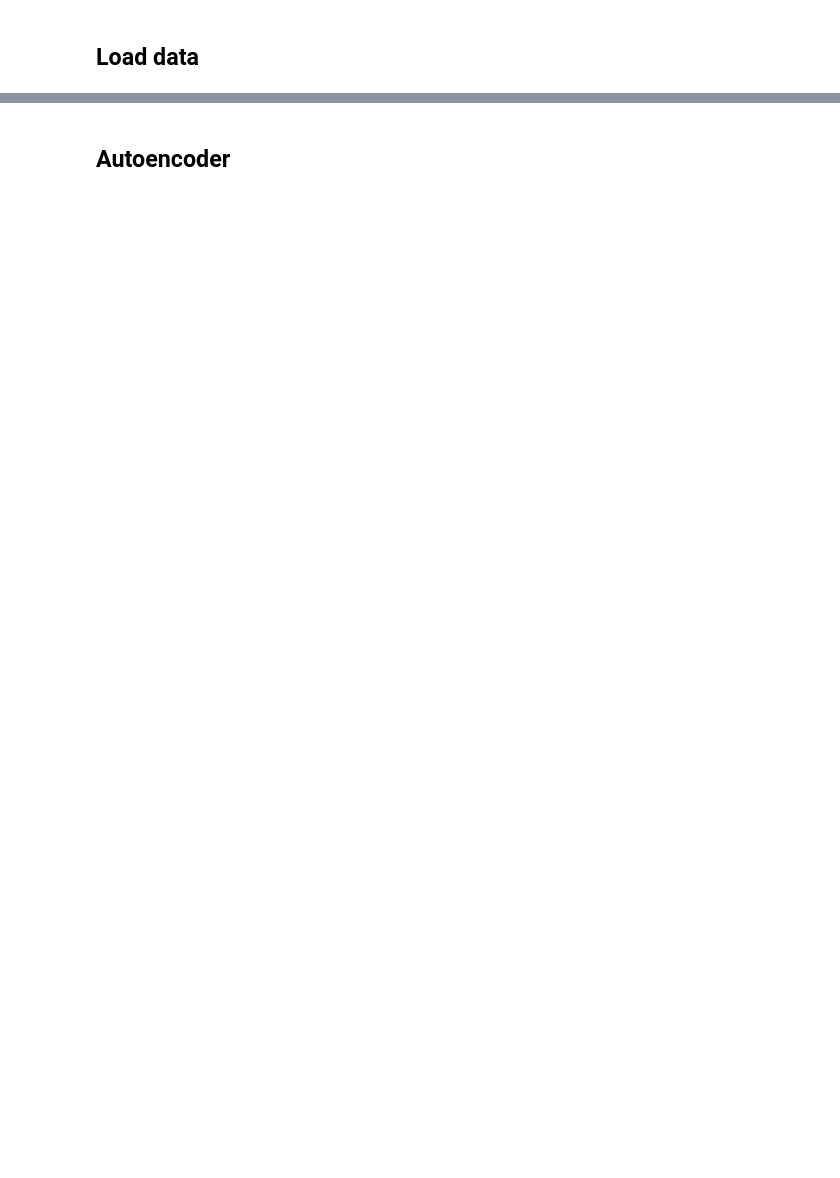
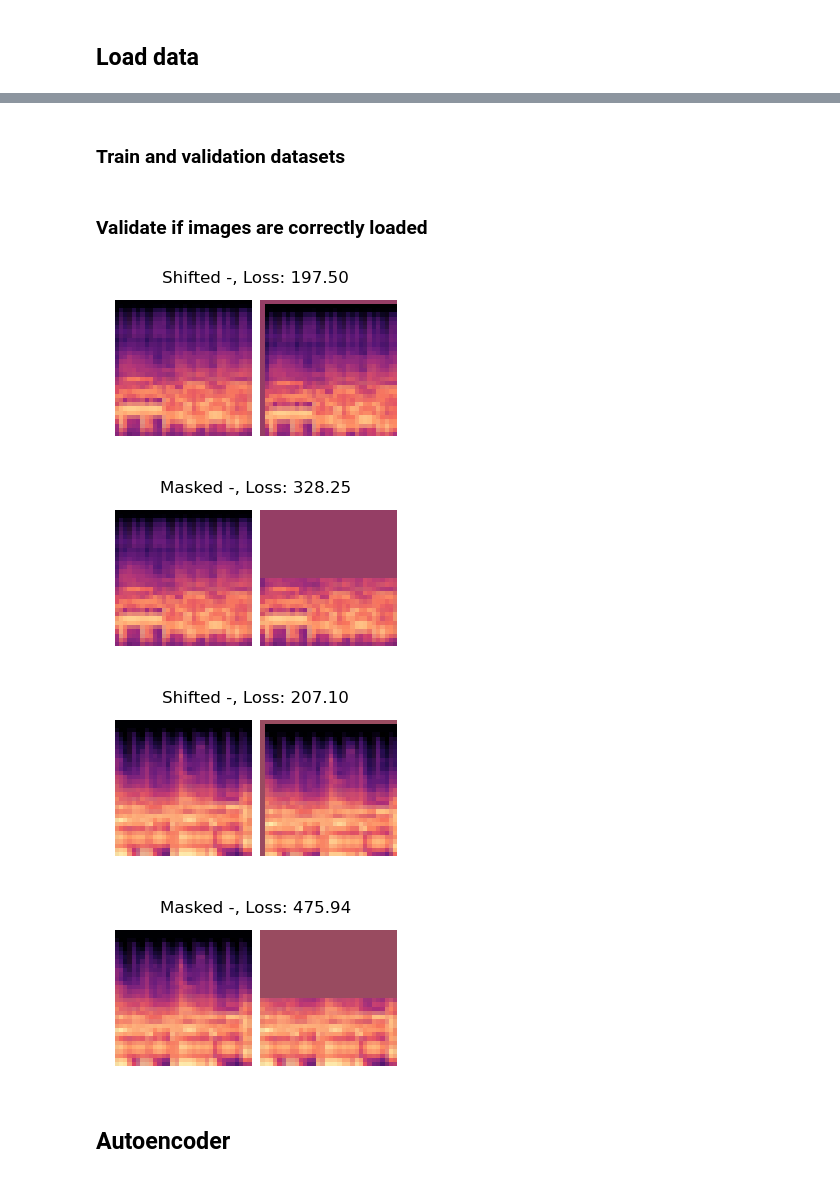
Before and after one commit to C7A7A/audio_clustering_autoencoder, a Jupyter notebook: notebooks/autoencoder.ipynb, the cells around one changed output, grey strips where cells are left out. Drawn from its saved outputs; the diff is of its cells as text; code cells hidden in the pictures; blank space fills up the shorter version.

Commit message:
load input data for autoencoder, plot images with loss, autoencoder callback

```diff
--- a/notebooks/autoencoder.ipynb
+++ b/notebooks/autoencoder.ipynb
@@ -31,3 +92,57 @@ AssertionError: Torch not compiled with CUDA enabled
+# %% [markdown]
+### Train and validation datasets
+# %%
+transform = transforms.Compose([
+    transforms.ToTensor(),
+    transforms.Normalize((0.5, ), (0.5, ))
+])
+transform2 = transforms.Compose([transforms.ToTensor()])
+
+feature_dataset = FeaturesDataset(features_paths, transform=transform)
+
+train_length = int(0.8 * len(feature_dataset))
+val_length = len(feature_dataset) - train_length
+train_set, val_set = torch.utils.data.random_split(feature_dataset, [train_length, val_length])
+
+train_loader = data.DataLoader(train_set, batch_size=64, shuffle=True, drop_last=True, pin_memory=True, num_workers=4)
+val_loader = data.DataLoader(val_set, batch_size=64, shuffle=True, drop_last=True, num_workers=4)
+# %% [markdown]
+### Validate if images are correctly loaded
+# %%
+def compare_imgs(img1, img2, title=""):
+    loss = F.mse_loss(img1, img2, reduction="sum")
+
+    grid = torchvision.utils.make_grid(torch.stack([img1, img2], dim=0), nrow=2, normalize=True, value_range=(-1, 1))
+    grid = grid.permute(1, 2, 0)
+
+    plt.figure(figsize=(4, 2))
+    plt.title(f"{title}, Loss: {loss.item():4.2f}")
+    plt.imshow(grid)
+    plt.axis('off')
+    plt.show()
+# %%
+for i in range(2):
+    # Load example image
+    img = feature_dataset[i]
+    img_mean = img.mean(dim=[1,2], keepdims=True)
+
+    # Shift image by one pixel
+    SHIFT = 1
+    img_shifted = torch.roll(img, shifts=SHIFT, dims=1)
+    img_shifted = torch.roll(img_shifted, shifts=SHIFT, dims=2)
+    img_shifted[:,:1,:] = img_mean
+    img_shifted[:,:,:1] = img_mean
+    compare_imgs(img, img_shifted, "Shifted -")
+
+    # Set half of the image to zero
+    img_masked = img.clone()
+    img_masked[:,:img_masked.shape[1]//2,:] = img_mean
+    compare_imgs(img, img_masked, "Masked -")
+# %% [output]
+[figure, added]
+[figure, added]
+[figure, added]
+[figure, added]
 # %% [markdown]
 ## Autoencoder
 # %%
```
Also changed, not shown: parts of 6 cells of this notebook.
